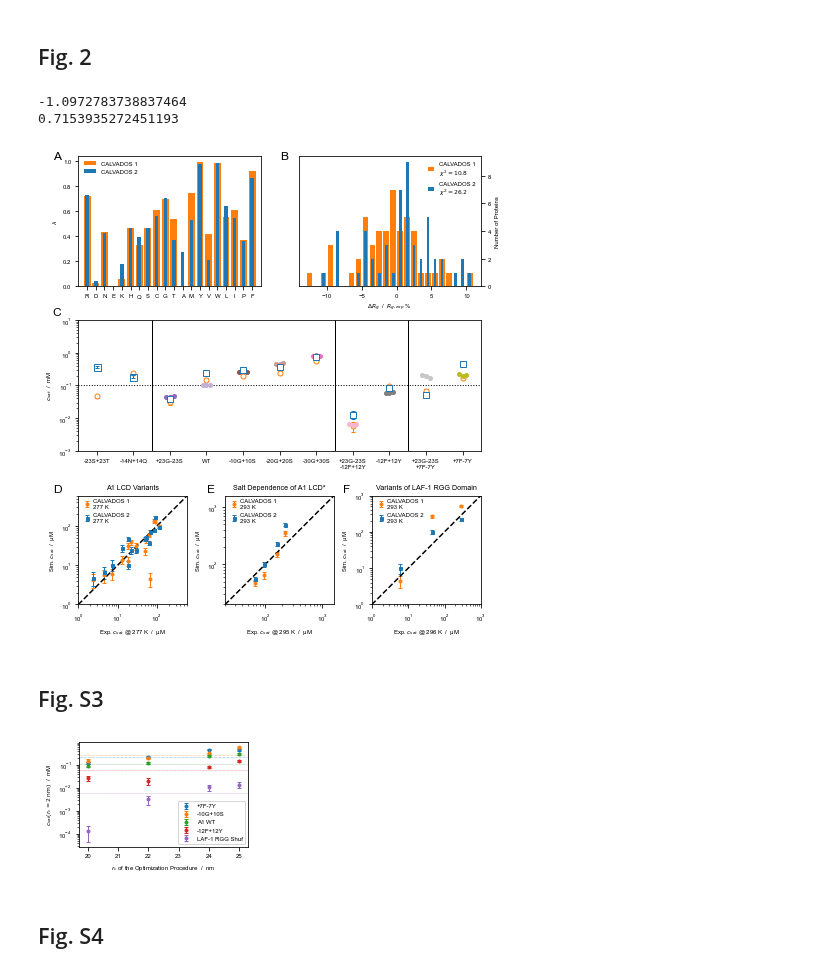
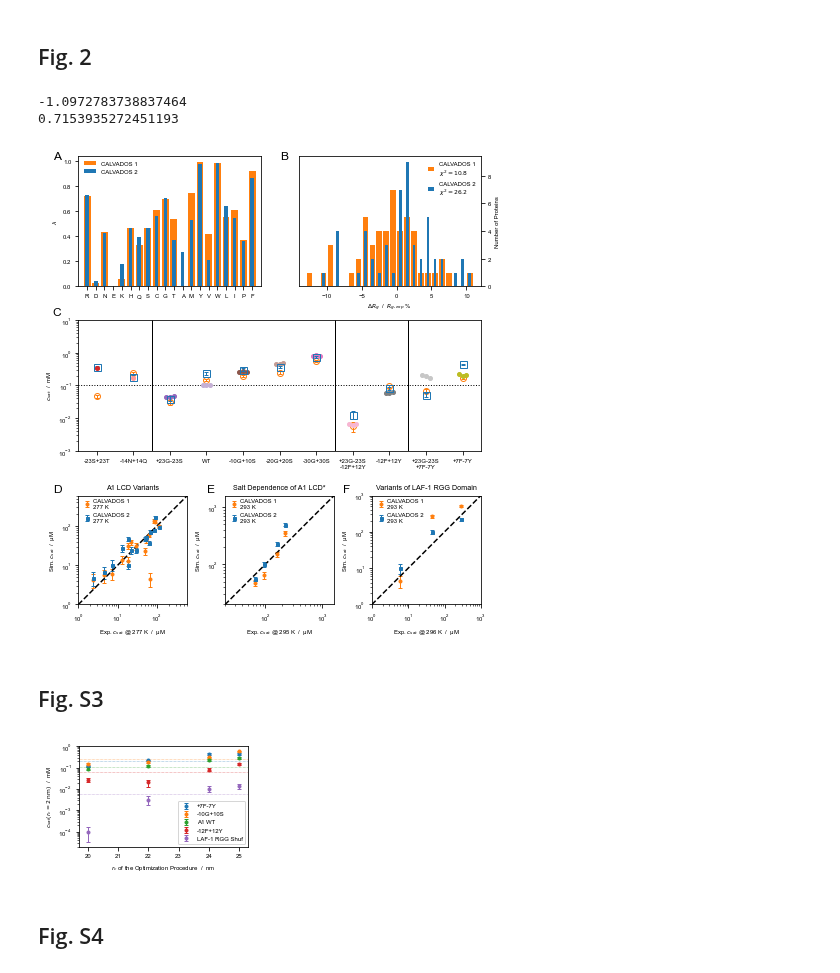
Before and after one commit to KULL-Centre/papers, a Jupyter notebook: 2022/CG-cutoffs-Tesei-et-al/analyses.ipynb, the cells around one changed output. Drawn from its saved outputs; the diff is of its cells as text; code cells hidden in the pictures.

```diff
--- a/2022/CG-cutoffs-Tesei-et-al/analyses.ipynb
+++ b/2022/CG-cutoffs-Tesei-et-al/analyses.ipynb
@@ -734,8 +677,8 @@ for i,name in enumerate(['-23S+23T', '-14N+14Q']):
                      mfc='None',zorder=2)
         ax2.errorbar(i,vv.loc[name1,'M1_20_293_dil'],
              yerr=ee.loc[name1,'M1_20_293_dil'],
-             lw=0, marker='o', ms=5, elinewidth=1, capsize=2, capthick=1,color='tab:orange',
-                     mfc='w',zorder=1)
+             lw=0, marker='o', ms=6, elinewidth=1, capsize=2, capthick=1,color='tab:orange',
+                     mfc='None',zorder=1)
         ax2.errorbar(i,vv.loc[name1,'exp_293_dil'],yerr=ee.loc[name1,'exp_293_dil'],
              ms=4,lw=0, marker='o', elinewidth=1, capsize=2, capthick=1, color=plt.cm.tab20(i+6))
 
@@ -745,11 +688,13 @@ for i,name in zip(range(2,12),names):
     name1 = name.replace('-','M').replace('+','P')
     if name1 in vv.index:
         ax2.errorbar(i,vv.loc[name1,'05_24_20_293_dil'],
-             yerr=ee.loc[name1,'05_24_20_293_dil'],mfc='w',
-             lw=0, marker='s', ms=6, elinewidth=1, capsize=2, capthick=1,color='tab:blue',zorder=3)
+             yerr=ee.loc[name1,'05_24_20_293_dil'],mfc='None',
+             lw=0, marker='s', ms=7, elinewidth=1, capsize=2, capthick=1,
+             color='tab:blue',zorder=3)
         ax2.errorbar(i,vv.loc[name1,'M1_20_293_dil'],
-             yerr=ee.loc[name1,'M1_20_293_dil'],mfc='w',
-             lw=0, marker='o', ms=5, elinewidth=1, capsize=2, capthick=1,color='tab:orange',zorder=1)
+             yerr=ee.loc[name1,'M1_20_293_dil'],mfc='None',
+             lw=0, marker='o', ms=6, elinewidth=1, capsize=2, capthick=1,
+             color='tab:orange',zorder=1)
     ax2.plot([i-.1,i,i+.1],exp.loc[name,:],
              lw=0, marker='o', ms=4, color=plt.cm.tab20(i+6))
 labels = ['-23S+23T', '-14N+14Q', '+23G-23S', 'WT', '-10G+10S', '-20G+20S', '-30G+30S',
@@ -826,7 +771,7 @@ plt.show()
 # %% [output]
 -1.0972783738837464
 0.7153935272451193
-[figure, old version]
+[figure, new version]
 # %% [markdown]
 ## Fig. S3
 # %%
@@ -844,39 +789,39 @@ ee_M12FP12Y = ee.loc['M12FP12Y',['M1_20_20_293_dil','M1_22_20_293_dil','05_24_20
 
 vv_P7FM7Y = vv.loc['P7FM7Y',['M1_20_20_293_dil','M1_22_20_293_dil','05_24_20_293_dil','M1_25_20_293_dil']]
 ee_P7FM7Y = ee.loc['P7FM7Y',['M1_20_20_293_dil','M1_22_20_293_dil','05_24_20_293_dil','M1_25_20_293_dil']]
 
 vv_M10GP10S = vv.loc['M10GP10S',['M1_20_20_293_dil','M1_22_20_293_dil','05_24_20_293_dil','M1_25_20_293_dil']]
 ee_M10GP10S = ee.loc['M10GP10S',['M1_20_20_293_dil','M1_22_20_293_dil','05_24_20_293_dil','M1_25_20_293_dil']]
 
 vv_LAF1 = vv.loc['LAF1shuf',['M1_20_20_293_dil','M1_22_20_293_dil','05_24_20_293_dil','M1_25_20_293_dil']]
 ee_LAF1 = ee.loc['LAF1shuf',['M1_20_20_293_dil','M1_22_20_293_dil','05_24_20_293_dil','M1_25_20_293_dil']]
 
 plt.errorbar([20,22,24,25],vv_P7FM7Y,yerr=ee_P7FM7Y,label='+7F-7Y',
              lw=0, marker='o', ms=3, elinewidth=1, capsize=2, capthick=1,color='tab:blue')
-plt.hlines(vv.loc['P7FM7Y','exp_293_dil']/1e3,19,26,color='tab:blue',lw=.5,ls=':')
+plt.hlines(vv.loc['P7FM7Y','exp_293_dil'],19,26,color='tab:blue',lw=.5,ls=':')
 plt.errorbar([20,22,24,25],vv_M10GP10S,yerr=ee_M10GP10S,label='-10G+10S',
              lw=0, marker='o', ms=3, elinewidth=1, capsize=2, capthick=1,color='tab:orange')
-plt.hlines(vv.loc['M10GP10S','exp_293_dil']/1e3,19,26,color='tab:orange',lw=.5,ls=':')
+plt.hlines(vv.loc['M10GP10S','exp_293_dil'],19,26,color='tab:orange',lw=.5,ls=':')
 plt.errorbar([20,22,24,25],vv_A1,yerr=ee_A1,label='A1 WT',
              lw=0, marker='o', ms=3, elinewidth=1, capsize=2, capthick=1,color='tab:green')
-plt.hlines(vv.loc['A1','exp_293_dil']/1e3,19,26,color='tab:green',lw=.5,ls=':')
+plt.hlines(vv.loc['A1','exp_293_dil'],19,26,color='tab:green',lw=.5,ls=':')
 plt.errorbar([20,22,24,25],vv_M12FP12Y,yerr=ee_M12FP12Y,label='-12F+12Y',
              lw=0, marker='o', ms=3, elinewidth=1, capsize=2, capthick=1,color='tab:red')
-plt.hlines(vv.loc['M12FP12Y','exp_293_dil']/1e3,19,26,color='tab:red',lw=.5,ls=':')
+plt.hlines(vv.loc['M12FP12Y','exp_293_dil'],19,26,color='tab:red',lw=.5,ls=':')
 plt.errorbar([20,22,24,25],vv_LAF1,yerr=ee_LAF1,label='LAF-1 RGG Shuf',
              lw=0, marker='o', ms=3, elinewidth=1, capsize=2, capthick=1,color='tab:purple')
-plt.hlines(vv.loc['LAF1shuf','exp_293_dil']/1e3,19,26,color='tab:purple',lw=.5,ls=':')
+plt.hlines(vv.loc['LAF1shuf','exp_293_dil'],19,26,color='tab:purple',lw=.5,ls=':')
 
 plt.legend(frameon=True)
 plt.xlim(19.7,25.3)
 plt.xlabel('$r_c$ of the Optimization Procedure  /  nm')
 plt.ylabel('$c_{sat}(r_c=2\;\mathrm{nm})$  /  mM')
 plt.yscale('log')
 plt.tight_layout()
 plt.savefig('figs/csat_vs_rc_opt.pdf')
 plt.show()
 # %% [output]
-[figure, old version]
+[figure, new version]
 # %% [markdown]
 ## Fig. S4
 # %%
```
Also changed, not shown: parts of 8 cells of this notebook, 8 other files.
